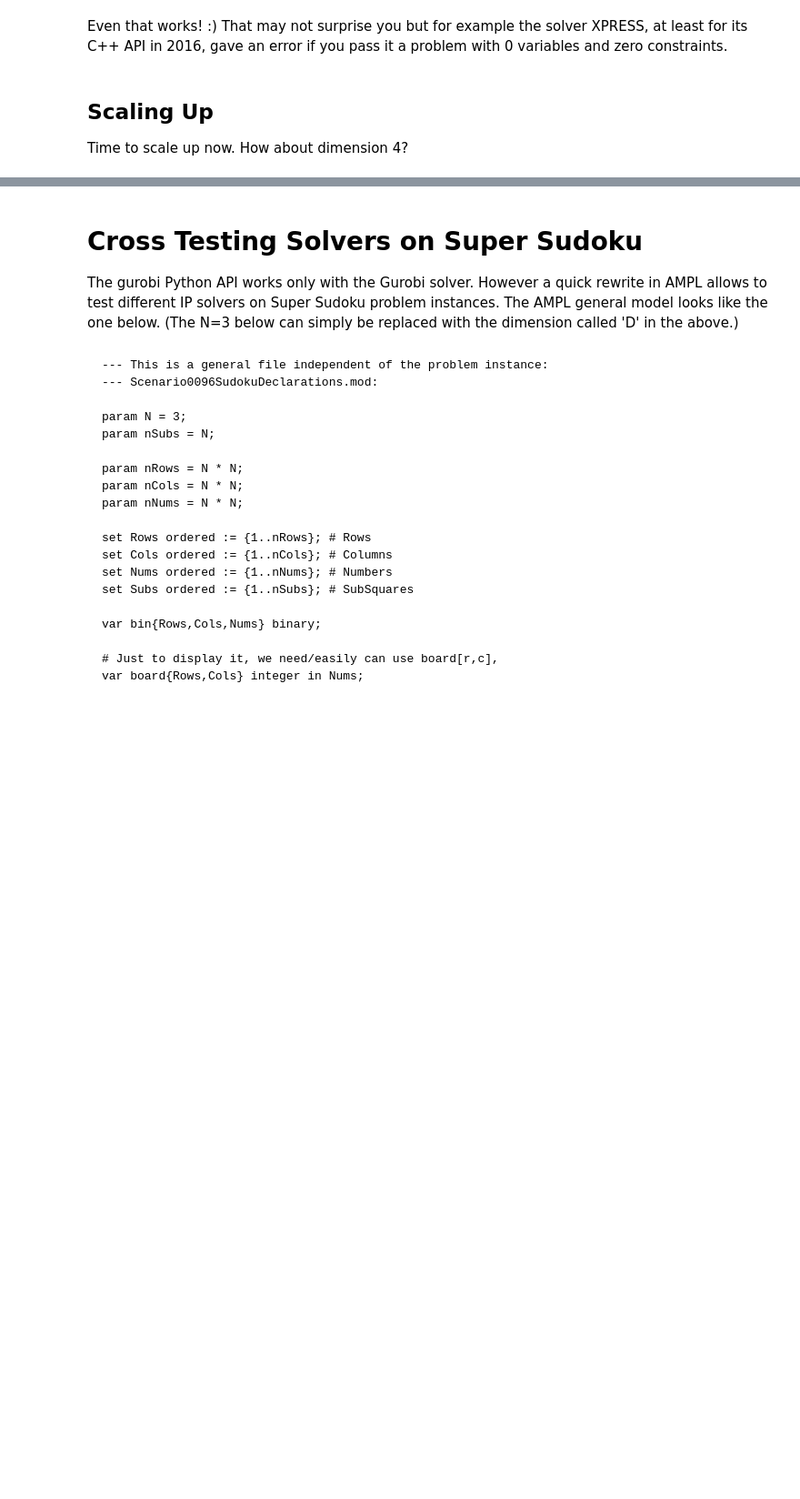
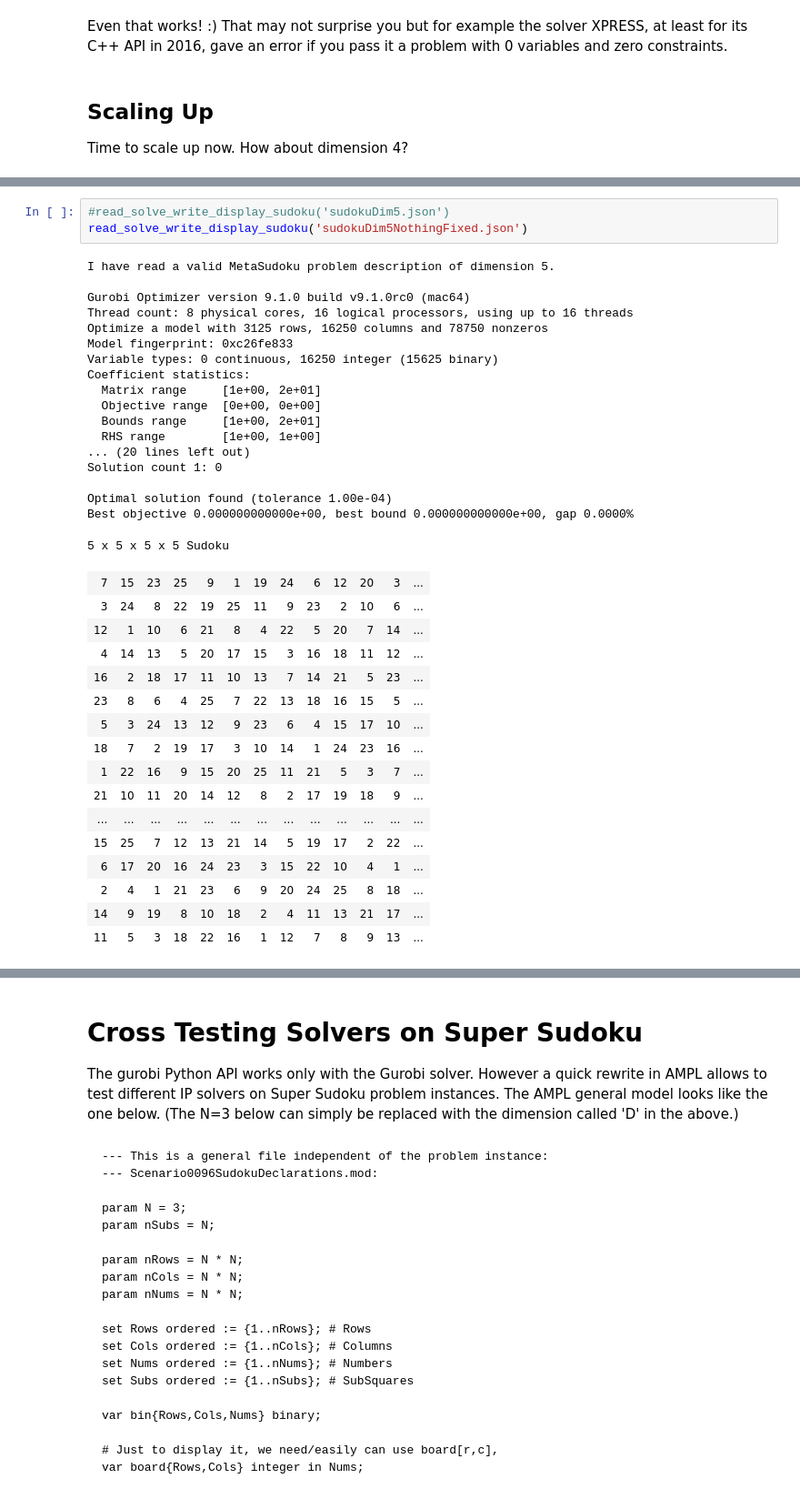
Before and after one commit to PeterSels/OnComputation, a Jupyter notebook: SuperSudoku/SuperSudoku.ipynb, the cells around one changed output, grey strips where cells are left out. Shown: that part at 91% size. Saved outputs shown, nothing was run; the diff lists cells and outputs as text; blank space fills up the shorter version.

```diff
--- a/SuperSudoku/SuperSudoku.ipynb
+++ b/SuperSudoku/SuperSudoku.ipynb
@@ -547,0 +739,38 @@ Time to scale up now. How about dimension 4?
+# %%
+#read_solve_write_display_sudoku('sudokuDim5.json')
+read_solve_write_display_sudoku('sudokuDim5NothingFixed.json')
+# %% [output]
+I have read a valid MetaSudoku problem description of dimension 5.
+
+Gurobi Optimizer version 9.1.0 build v9.1.0rc0 (mac64)
+Thread count: 8 physical cores, 16 logical processors, using up to 16 threads
+Optimize a model with 3125 rows, 16250 columns and 78750 nonzeros
+Model fingerprint: 0xc26fe833
+Variable types: 0 continuous, 16250 integer (15625 binary)
+Coefficient statistics:
+  Matrix range     [1e+00, 2e+01]
+  Objective range  [0e+00, 0e+00]
+  Bounds range     [1e+00, 2e+01]
+  RHS range        [1e+00, 1e+00]
+... (20 lines left out)
+Solution count 1: 0
+
+Optimal solution found (tolerance 1.00e-04)
+Best objective 0.000000000000e+00, best bound 0.000000000000e+00, gap 0.0000%
+5 x 5 x 5 x 5 Sudoku
+| 7 | 15 | 23 | 25 | 9 | 1 | 19 | 24 | 6 | 12 | 20 | 3 | ... |
+| 3 | 24 | 8 | 22 | 19 | 25 | 11 | 9 | 23 | 2 | 10 | 6 | ... |
+| 12 | 1 | 10 | 6 | 21 | 8 | 4 | 22 | 5 | 20 | 7 | 14 | ... |
+| 4 | 14 | 13 | 5 | 20 | 17 | 15 | 3 | 16 | 18 | 11 | 12 | ... |
+| 16 | 2 | 18 | 17 | 11 | 10 | 13 | 7 | 14 | 21 | 5 | 23 | ... |
+| 23 | 8 | 6 | 4 | 25 | 7 | 22 | 13 | 18 | 16 | 15 | 5 | ... |
+| 5 | 3 | 24 | 13 | 12 | 9 | 23 | 6 | 4 | 15 | 17 | 10 | ... |
+| 18 | 7 | 2 | 19 | 17 | 3 | 10 | 14 | 1 | 24 | 23 | 16 | ... |
+| 1 | 22 | 16 | 9 | 15 | 20 | 25 | 11 | 21 | 5 | 3 | 7 | ... |
+| 21 | 10 | 11 | 20 | 14 | 12 | 8 | 2 | 17 | 19 | 18 | 9 | ... |
+| ... | ... | ... | ... | ... | ... | ... | ... | ... | ... | ... | ... | ... |
+| 15 | 25 | 7 | 12 | 13 | 21 | 14 | 5 | 19 | 17 | 2 | 22 | ... |
+| 6 | 17 | 20 | 16 | 24 | 23 | 3 | 15 | 22 | 10 | 4 | 1 | ... |
+| 2 | 4 | 1 | 21 | 23 | 6 | 9 | 20 | 24 | 25 | 8 | 18 | ... |
+| 14 | 9 | 19 | 8 | 10 | 18 | 2 | 4 | 11 | 13 | 21 | 17 | ... |
+| 11 | 5 | 3 | 18 | 22 | 16 | 1 | 12 | 7 | 8 | 9 | 13 | ... |
```
Also changed, not shown: parts of 20 cells of this notebook, 11 other files.
